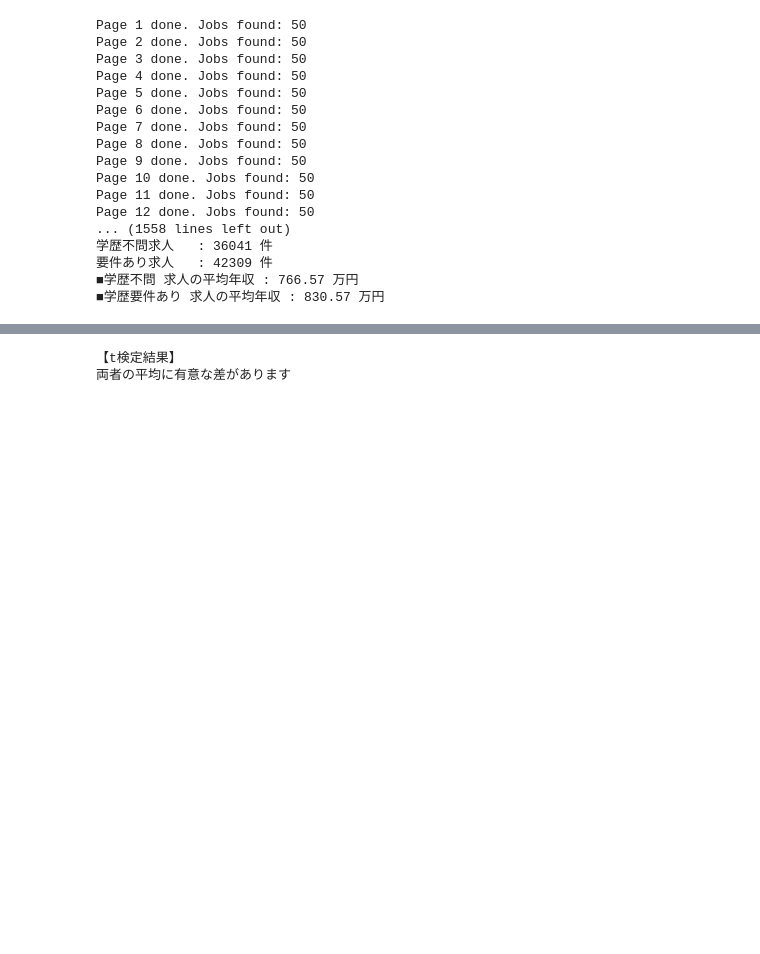
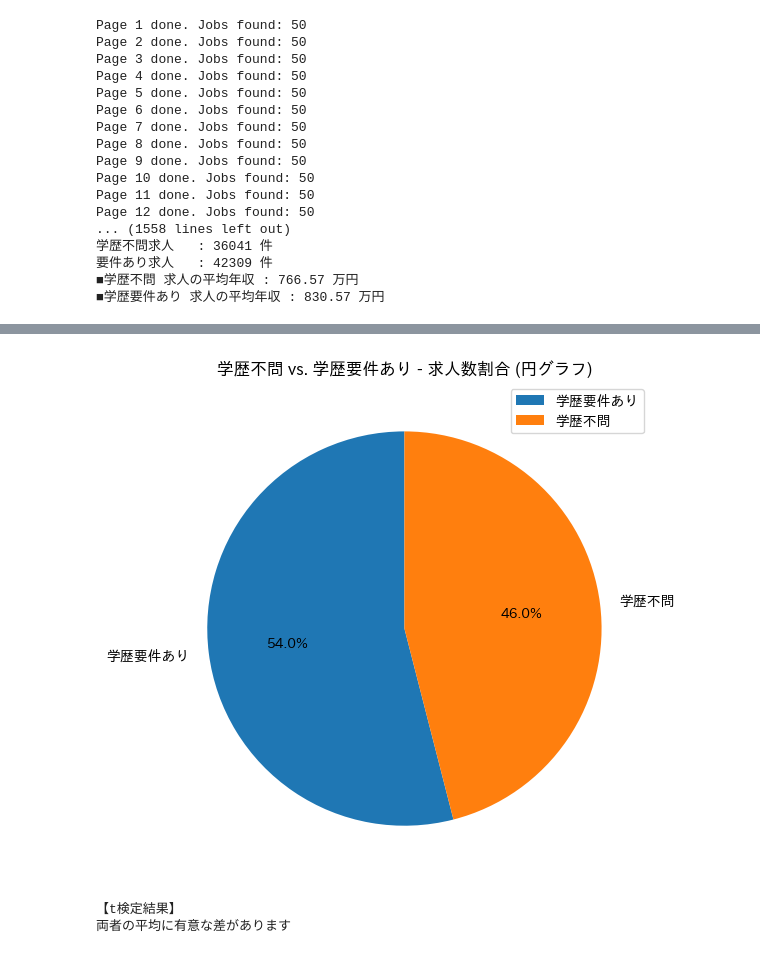
Before and after one commit to otsukaiora/programing_2, a Jupyter notebook: last.ipynb, the cells around one changed output, grey strips where cells are left out. Cells and saved outputs as stored; diff of their text form; code cells hidden in the pictures; blank space fills up the shorter version.

```diff
--- a/last.ipynb
+++ b/last.ipynb
@@ -761,3 +729,40 @@ Passing `palette` without assigning `hue` is deprecated and will be removed in v
+# %%
+import sqlite3
+import pandas as pd
+import matplotlib.pyplot as plt
+
+# (必要に応じて) 日本語の文字化け回避用
+# pip install japanize-matplotlib を行ったうえでコメントアウトを外してください
+# import japanize_matplotlib
+
+def main():
+    # 1) jobs.db の jobs テーブルからデータを読み込み
+    conn = sqlite3.connect("jobs.db")
+    df_jobs = pd.read_sql_query("SELECT * FROM jobs", conn)
+    conn.close()
+
+    # 2) is_academic_requirement_ok カラム(数値)を文字ラベルにマッピング
+    # 1 → "学歴不問", 0 → "学歴要件あり"
+    df_jobs["academic_label"] = df_jobs["is_academic_requirement_ok"].map({
+        1: "学歴不問",
+        0: "学歴要件あり"
+    })
+
+    # 3) 円グラフ用に集計して描画
+    count_series = df_jobs["academic_label"].value_counts()  # 求人数をカウント
+
+    plt.figure(figsize=(6,6))
+    count_series.plot(kind="pie", autopct="%1.1f%%", startangle=90)
+    plt.title("学歴不問 vs. 学歴要件あり - 求人数割合 (円グラフ)")
+    plt.ylabel("")  # 不要なy軸ラベルを消す
+    plt.legend()
+    plt.tight_layout()
+    plt.show()
+
+if __name__ == "__main__":
+    main()
+# %% [output]
+[figure, added]
 # %%
 import pandas as pd
 import sqlite3
```
Also changed, not shown: parts of 2 cells of this notebook.
